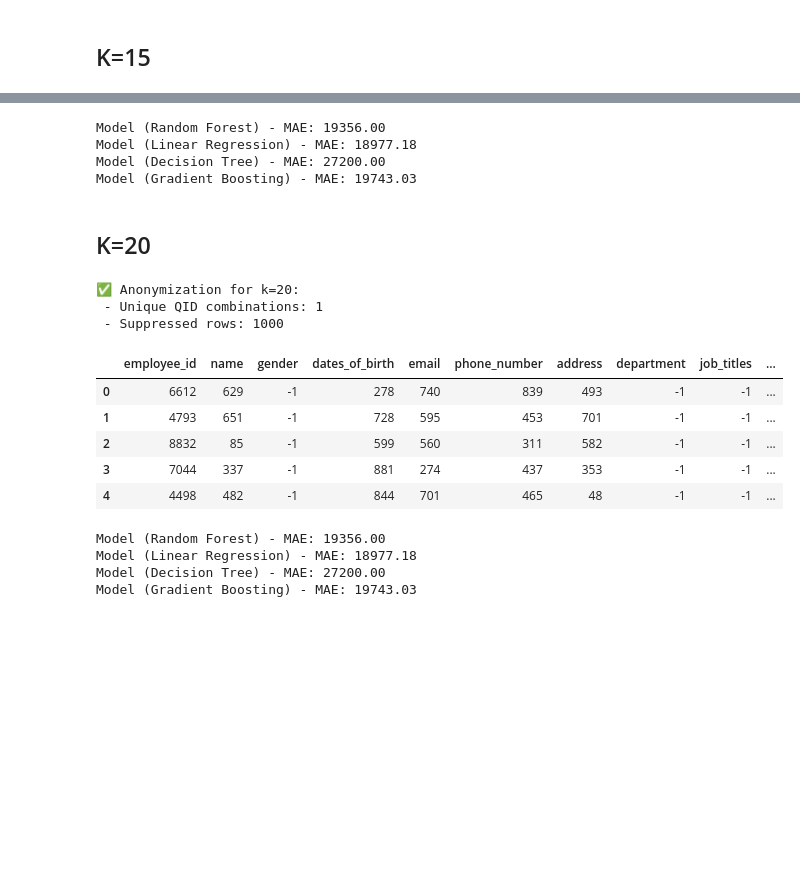
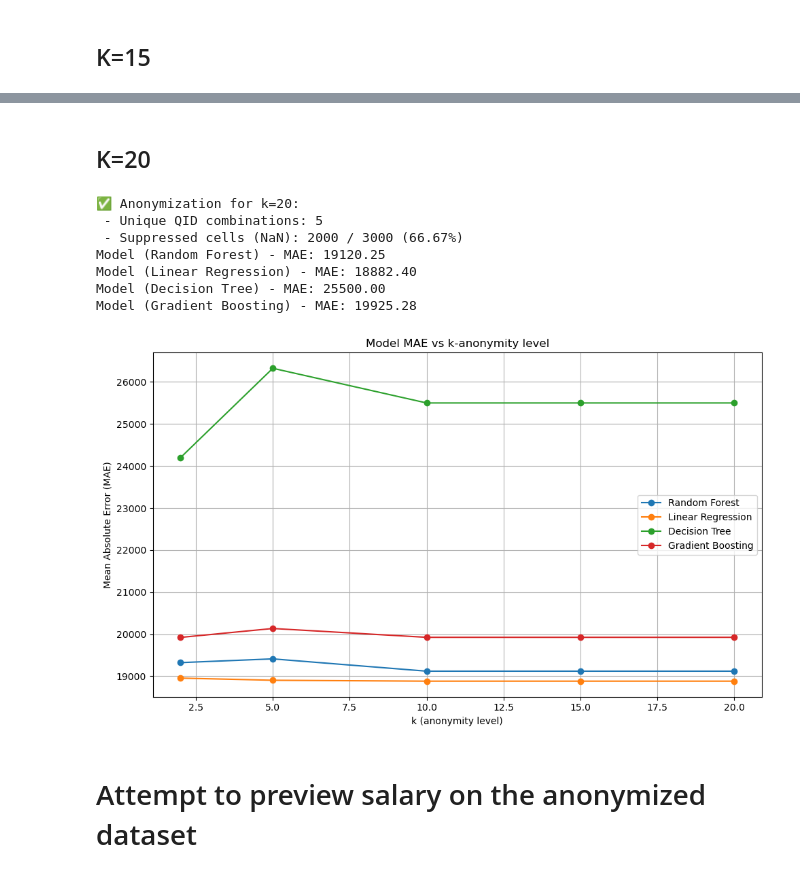
Before and after one commit to 1211223/SEGPRD_PROJECT_2, a Jupyter notebook: main.ipynb, the cells around one changed output, grey strips where cells are left out. Cells and saved outputs as stored; diff of their text form; code cells hidden in the pictures; blank space fills up the shorter version.

Commit message:
Developments on the anonymization part and results comparation.

```diff
--- a/main.ipynb
+++ b/main.ipynb
@@ -355,10 +364,13 @@ Model (Gradient Boosting) - MAE: 19743.03
 # %% [markdown]
 ## K=15
 # %%
-df_anonymous = apply_k_anonymity(df, k=15)
+k = 15
+df_anonymous = apply_k_anonymity(df, k)
 
 X_processed, y_processed = preprocess_for_ml(df_anonymous)
 
-X_processed.head()
+X_train, X_test, y_train, y_test = train_test_split(X_processed, y_processed, test_size=0.2, random_state=42)
+
+model_results_k15 = evaluate_models(X_train, X_test, y_train, y_test)
 # %% [output]
 ✅ Anonymization for k=15:
@@ -373,40 +383,49 @@ X_processed.head()
-# %%
-
-X_train, X_test, y_train, y_test = train_test_split(X_processed, y_processed, test_size=0.2, random_state=42)
-
-
-model_results = evaluate_models(X_train, X_test, y_train, y_test)
-# %% [output]
-Model (Random Forest) - MAE: 19356.00
-Model (Linear Regression) - MAE: 18977.18
-Model (Decision Tree) - MAE: 27200.00
-Model (Gradient Boosting) - MAE: 19743.03
 # %% [markdown]
 ## K=20
 # %%
-df_anonymous = apply_k_anonymity(df, k=20)
+k = 20
+df_anonymous = apply_k_anonymity(df, k)
 
 X_processed, y_processed = preprocess_for_ml(df_anonymous)
 
-X_processed.head()
+X_train, X_test, y_train, y_test = train_test_split(X_processed, y_processed, test_size=0.2, random_state=42)
+
+model_results_k20 = evaluate_models(X_train, X_test, y_train, y_test)
 # %% [output]
 ✅ Anonymization for k=20:
- - Unique QID combinations: 1
- - Suppressed rows: 1000
+ - Unique QID combinations: 5
+ - Suppressed cells (NaN): 2000 / 3000 (66.67%)
+Model (Random Forest) - MAE: 19120.25
+Model (Linear Regression) - MAE: 18882.40
+Model (Decision Tree) - MAE: 25500.00
+Model (Gradient Boosting) - MAE: 19925.28
-|  | employee_id | name | gender | dates_of_birth | email | phone_number | address | department | job_titles | ... |
-| 0 | 6612 | 629 | -1 | 278 | 740 | 839 | 493 | -1 | -1 | ... |
-| 1 | 4793 | 651 | -1 | 728 | 595 | 453 | 701 | -1 | -1 | ... |
-| 2 | 8832 | 85 | -1 | 599 | 560 | 311 | 582 | -1 | -1 | ... |
-| 3 | 7044 | 337 | -1 | 881 | 274 | 437 | 353 | -1 | -1 | ... |
-| 4 | 4498 | 482 | -1 | 844 | 701 | 465 | 48 | -1 | -1 | ... |
-# %%
-
-X_train, X_test, y_train, y_test = train_test_split(X_processed, y_processed, test_size=0.2, random_state=42)
-
-
-model_results = evaluate_models(X_train, X_test, y_train, y_test)
-# %% [output]
-Model (Random Forest) - MAE: 19356.00
-Model (Linear Regression) - MAE: 18977.18
-Model (Decision Tree) - MAE: 27200.00
-Model (Gradient Boosting) - MAE: 19743.03
+# %%
+# Combine results from each k value
+mae_summary = {
+    2: model_results_k2,
+    5: model_results_k5,
+    10: model_results_k10,
+    15: model_results_k15,
+    20: model_results_k20
+}
+
+# Extract models
+model_names = list(model_results_k2.keys())
+
+# Plot MAE for each model across k values
+plt.figure(figsize=(10, 6))
+for model in model_names:
+    maes = [mae_summary[k][model] for k in sorted(mae_summary)]
+    plt.plot(sorted(mae_summary), maes, marker='o', label=model)
+
+plt.title('Model MAE vs k-anonymity level')
+plt.xlabel('k (anonymity level)')
+plt.ylabel('Mean Absolute Error (MAE)')
+plt.legend()
+plt.grid(True)
+plt.tight_layout()
+plt.show()
+# %% [output]
+[figure, added]
+# %% [markdown]
+# Attempt to preview salary on the anonymized dataset
```
Also changed, not shown: parts of 25 cells of this notebook, 1 other file.
